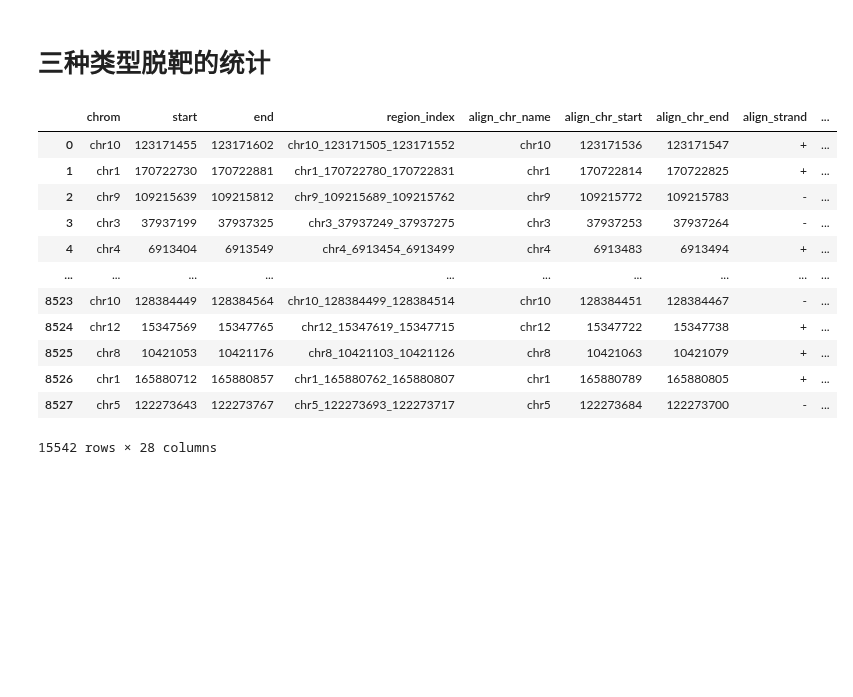
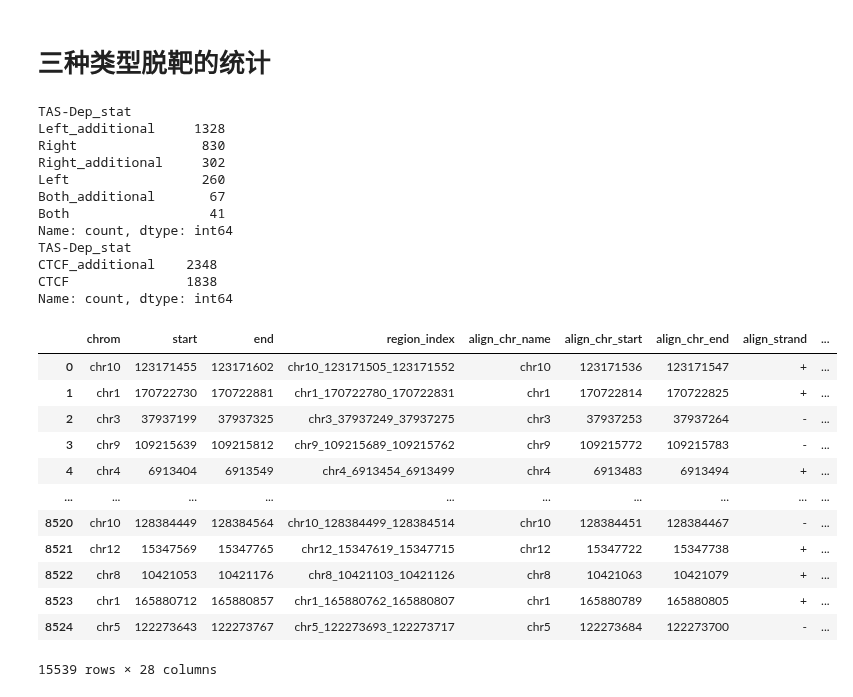
Before and after one commit to hermanzhaozzzz/snakepipes_detect-seq, a Jupyter notebook: step.11.Off-target_Unassorted_analysis.ipynb, the cells around one changed output. Drawn from its saved outputs; the diff is of its cells as text; code cells hidden in the pictures; blank space fills up the shorter version.

```diff
--- a/step.11.Off-target_Unassorted_analysis.ipynb
+++ b/step.11.Off-target_Unassorted_analysis.ipynb
@@ -753,30 +754,45 @@ import pandas as pd
 # %%
 ls = []
 # df = pd.read_csv('../art_seqinfo/df_arts_tas_dep.csv')
 df = pd.read_csv('../art_seqinfo/df_arts_tas_dep_v2.csv')
 ls.append(df)
+print(df['TAS-Dep_stat'].value_counts())
 # df = pd.read_csv('../art_seqinfo/df_arts_tas_indep_add_seq.csv')
 df = pd.read_csv('../art_seqinfo/df_arts_tas_indep_add_seq_v3.csv')
-df['TAS-Dep_stat'] = 'Independent'
+df.loc[~df['TAS-Dep_stat'].str.contains('Motif'), 'TAS-Dep_stat'] = 'CTCF'
+df.loc[df['TAS-Dep_stat'].str.contains('Motif'), 'TAS-Dep_stat'] = 'CTCF_additional'
 ls.append(df)
+print(df['TAS-Dep_stat'].value_counts())
 # df = pd.read_csv('../art_seqinfo/df_arts_unassorted_add_seq.csv')
 df = pd.read_csv('../art_seqinfo/df_arts_unassorted_add_seq_v3.csv')
 df['TAS-Dep_stat'] = 'Unassorted'
 ls.append(df)
 
 df = pd.concat(ls)
 df
 # %% [output]
+TAS-Dep_stat
+Left_additional     1328
+Right                830
+Right_additional     302
+Left                 260
+Both_additional       67
+Both                  41
+Name: count, dtype: int64
+TAS-Dep_stat
+CTCF_additional    2348
+CTCF               1838
+Name: count, dtype: int64
 |  | chrom | start | end | region_index | align_chr_name | align_chr_start | align_chr_end | align_strand | ... |
 | 0 | chr10 | 123171455 | 123171602 | chr10_123171505_123171552 | chr10 | 123171536 | 123171547 | + | ... |
 | 1 | chr1 | 170722730 | 170722881 | chr1_170722780_170722831 | chr1 | 170722814 | 170722825 | + | ... |
-| 2 | chr9 | 109215639 | 109215812 | chr9_109215689_109215762 | chr9 | 109215772 | 109215783 | - | ... |
-| 3 | chr3 | 37937199 | 37937325 | chr3_37937249_37937275 | chr3 | 37937253 | 37937264 | - | ... |
+| 2 | chr3 | 37937199 | 37937325 | chr3_37937249_37937275 | chr3 | 37937253 | 37937264 | - | ... |
+| 3 | chr9 | 109215639 | 109215812 | chr9_109215689_109215762 | chr9 | 109215772 | 109215783 | - | ... |
 | 4 | chr4 | 6913404 | 6913549 | chr4_6913454_6913499 | chr4 | 6913483 | 6913494 | + | ... |
 | ... | ... | ... | ... | ... | ... | ... | ... | ... | ... |
-| 8523 | chr10 | 128384449 | 128384564 | chr10_128384499_128384514 | chr10 | 128384451 | 128384467 | - | ... |
-| 8524 | chr12 | 15347569 | 15347765 | chr12_15347619_15347715 | chr12 | 15347722 | 15347738 | + | ... |
-| 8525 | chr8 | 10421053 | 10421176 | chr8_10421103_10421126 | chr8 | 10421063 | 10421079 | + | ... |
-| 8526 | chr1 | 165880712 | 165880857 | chr1_165880762_165880807 | chr1 | 165880789 | 165880805 | + | ... |
-| 8527 | chr5 | 122273643 | 122273767 | chr5_122273693_122273717 | chr5 | 122273684 | 122273700 | - | ... |
+| 8520 | chr10 | 128384449 | 128384564 | chr10_128384499_128384514 | chr10 | 128384451 | 128384467 | - | ... |
+| 8521 | chr12 | 15347569 | 15347765 | chr12_15347619_15347715 | chr12 | 15347722 | 15347738 | + | ... |
+| 8522 | chr8 | 10421053 | 10421176 | chr8_10421103_10421126 | chr8 | 10421063 | 10421079 | + | ... |
+| 8523 | chr1 | 165880712 | 165880857 | chr1_165880762_165880807 | chr1 | 165880789 | 165880805 | + | ... |
+| 8524 | chr5 | 122273643 | 122273767 | chr5_122273693_122273717 | chr5 | 122273684 | 122273700 | - | ... |
-15542 rows × 28 columns
+15539 rows × 28 columns
```
Also changed, not shown: parts of 33 cells of this notebook, 5 other files.
